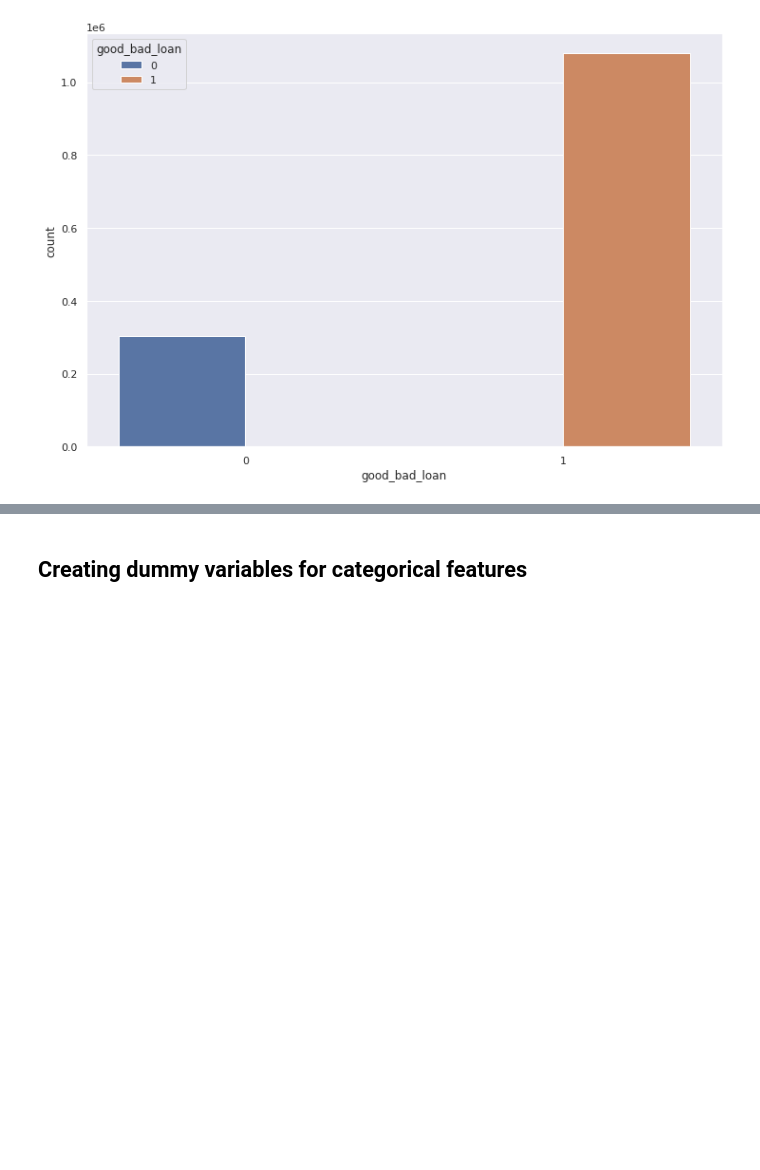
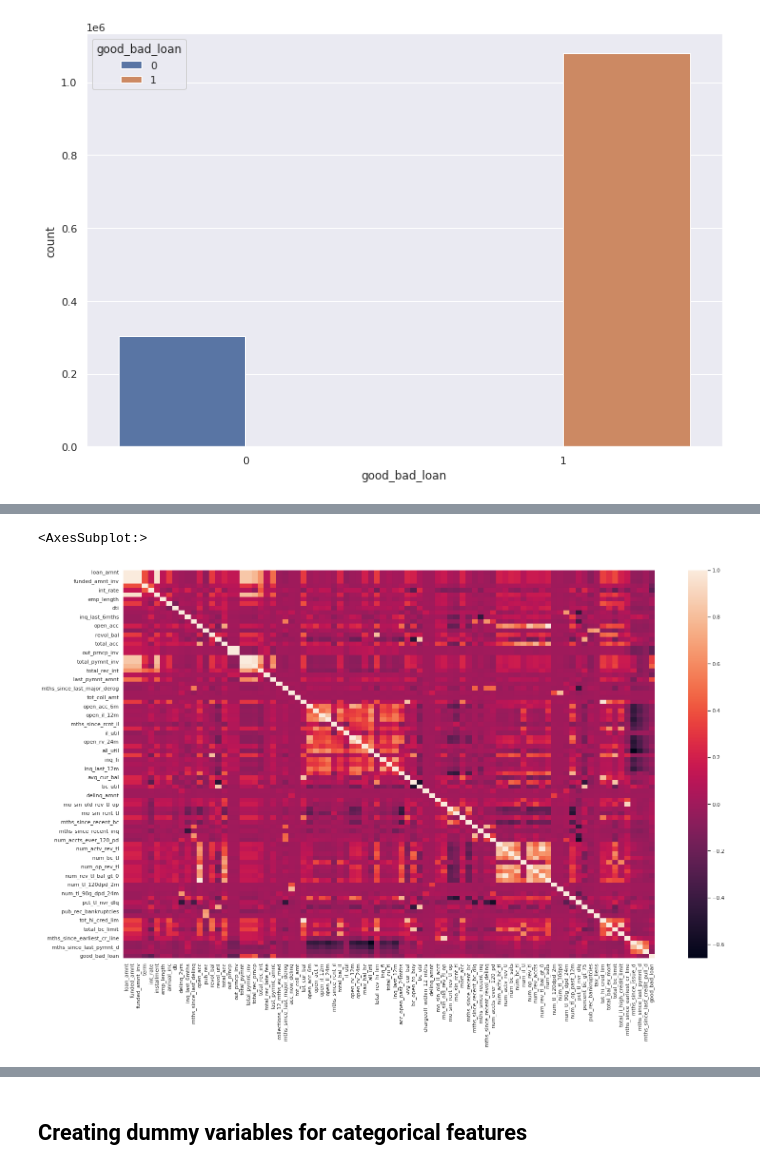
Before and after one commit to anshulsinghgehlot/CreditRiskModel_lendingclub, a Jupyter notebook: data-preprocess.ipynb, the cells around one changed output, grey strips where cells are left out. Drawn from its saved outputs; the diff is of its cells as text; code cells hidden in the pictures; blank space fills up the shorter version.

```diff
--- a/data-preprocess.ipynb
+++ b/data-preprocess.ipynb
@@ -287,0 +291,8 @@ sns.countplot(x='good_bad_loan', data=loandataF, hue='good_bad_loan')
+# %%
+df_num = loandataF.select_dtypes(include="number").copy()
+# %%
+plt.figure(figsize=(25,15))
+sns.heatmap(df_num.corr())
+# %% [output]
+<AxesSubplot:>
+[figure, added]
```
Also changed, not shown: parts of 36 cells of this notebook.
